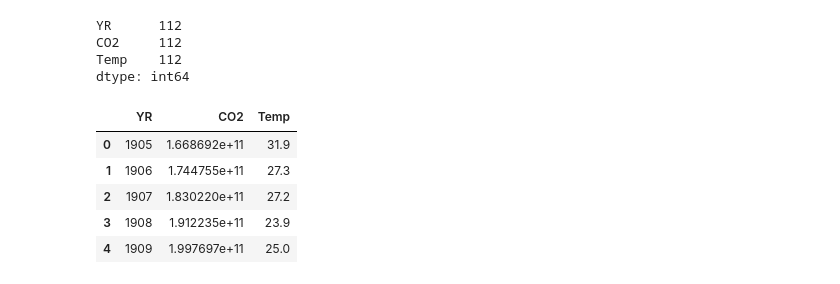
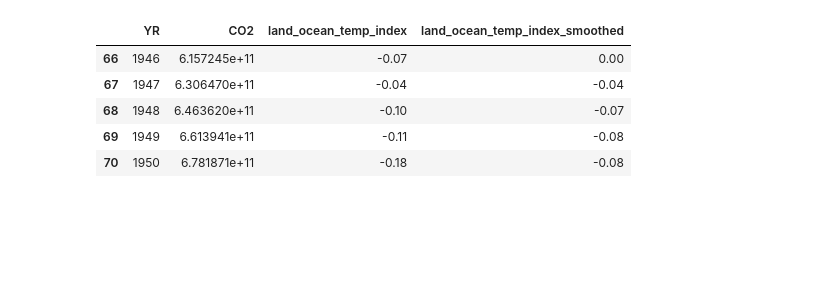
Before and after one commit to sofiacavallo/project1_team4, a Jupyter notebook: Data Analysis/Temperature vs Emission ScatterPlot .ipynb, the cells around one changed output. Saved outputs shown, nothing was run; the diff lists cells and outputs as text; code cells hidden in the pictures; blank space fills up the shorter version.

```diff
--- a/Data Analysis/Temperature vs Emission ScatterPlot .ipynb
+++ b/Data Analysis/Temperature vs Emission ScatterPlot .ipynb
@@ -40,22 +30,14 @@ global_temp_CO2_clean_df.tail()
-# %%
-#Checking how many values each column has
-global_temp_CO2_clean_df.count()
-# %% [output]
-YR      112
-CO2     112
-Temp    112
-dtype: int64
 # %%
-# Filtering the data from 1905 to 1950
-global_temp_CO2_1950_df = global_temp_CO2_clean_df.loc[global_temp_CO2_clean_df["YR"] <= "1950", :]
-global_temp_CO2_1950_df.head()
+# Filtering the data from 1880 to 1950
+global_temp_CO2_1950_df = global_temp_CO2_df.loc[global_temp_CO2_df["YR"] <= 1950, :]
+global_temp_CO2_1950_df.tail()
 # %% [output]
-|  | YR | CO2 | Temp |
-| 0 | 1905 | 1.668692e+11 | 31.9 |
-| 1 | 1906 | 1.744755e+11 | 27.3 |
-| 2 | 1907 | 1.830220e+11 | 27.2 |
-| 3 | 1908 | 1.912235e+11 | 23.9 |
-| 4 | 1909 | 1.997697e+11 | 25.0 |
+|  | YR | CO2 | land_ocean_temp_index | land_ocean_temp_index_smoothed |
+| 66 | 1946 | 6.157245e+11 | -0.07 | 0.00 |
+| 67 | 1947 | 6.306470e+11 | -0.04 | -0.04 |
+| 68 | 1948 | 6.463620e+11 | -0.10 | -0.07 |
+| 69 | 1949 | 6.613941e+11 | -0.11 | -0.08 |
+| 70 | 1950 | 6.781871e+11 | -0.18 | -0.08 |
 # %%
 #Setting the x axis and y axis for the scatter plot
 CO2 = global_temp_CO2_1950_df["CO2"]
```
Also changed, not shown: parts of 13 cells of this notebook, 1 other file.
